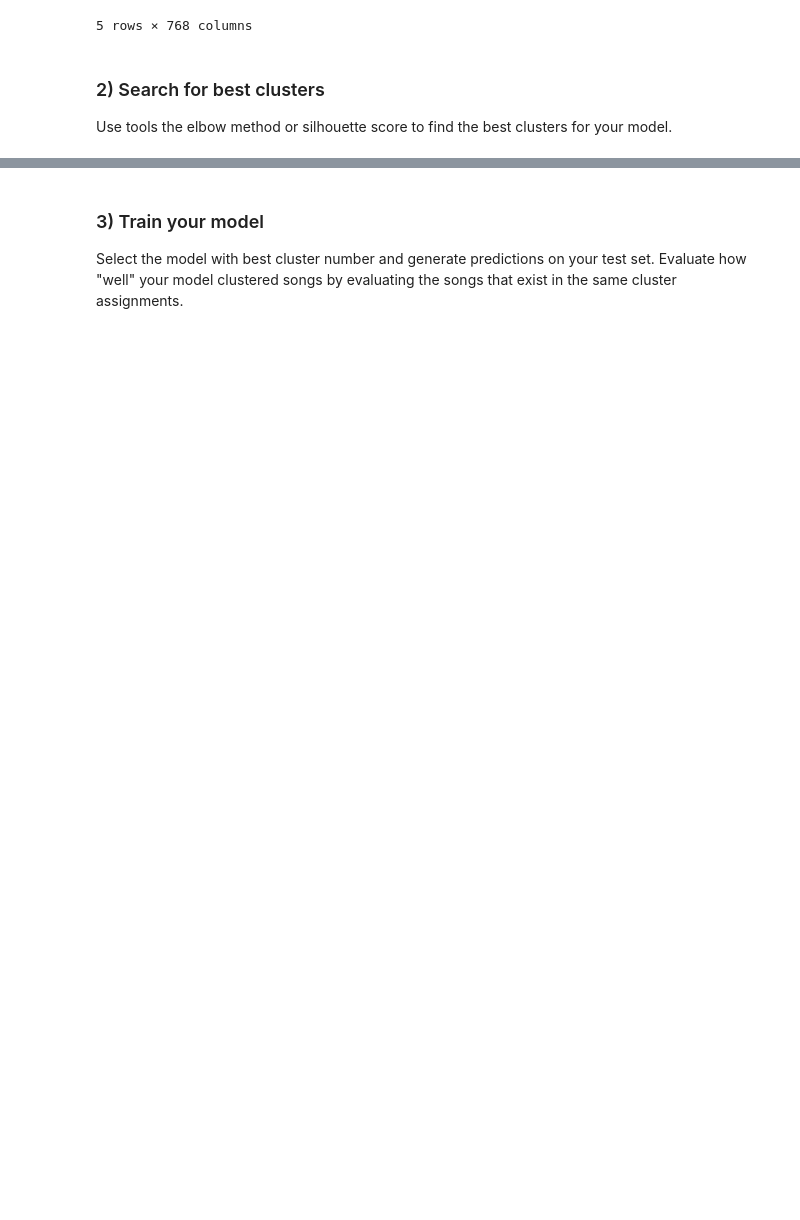
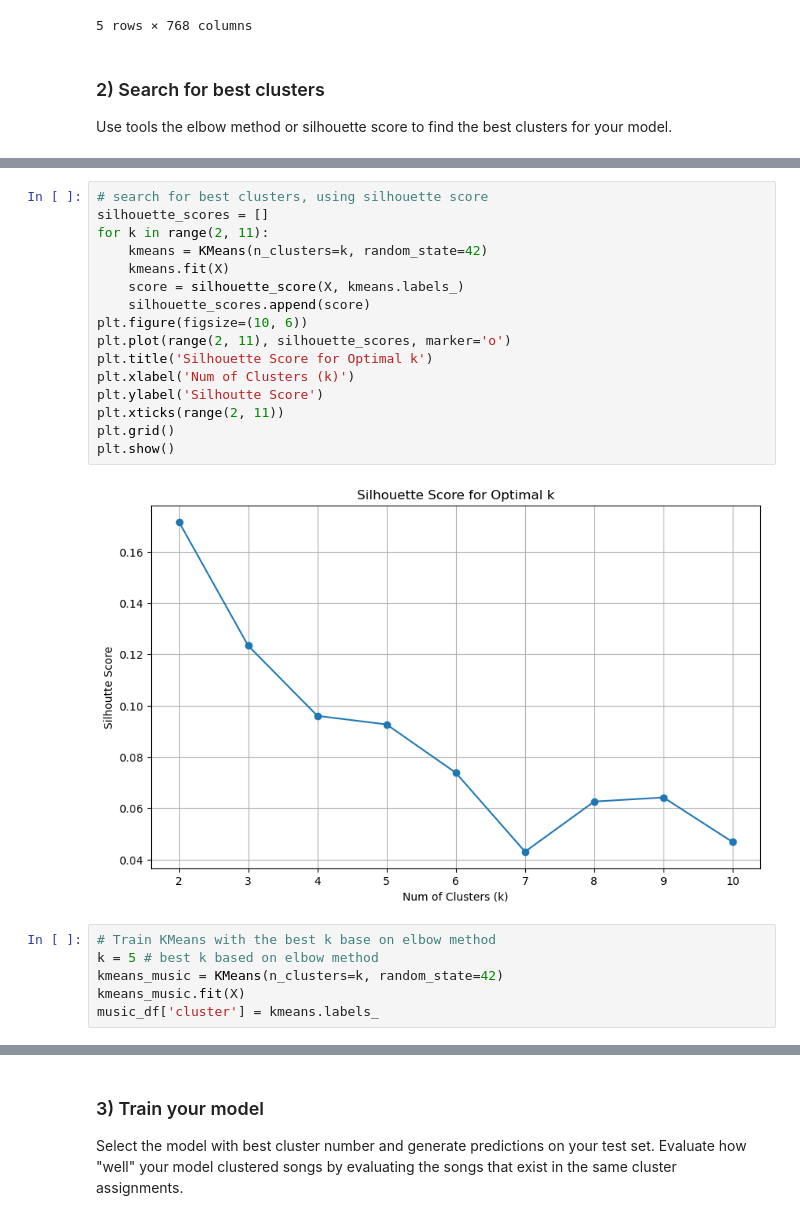
Before and after one commit to jesseniadia/music-recommendation-mini-tlab-7, a Jupyter notebook: notebooks/clustering.ipynb, the cells around one changed output, grey strips where cells are left out. Saved outputs shown, nothing was run; the diff lists cells and outputs as text; blank space fills up the shorter version.

```diff
--- a/notebooks/clustering.ipynb
+++ b/notebooks/clustering.ipynb
@@ -61,0 +84,24 @@ Use tools the elbow method or silhouette score to find the best clusters for you
+# %%
+# search for best clusters, using silhouette score
+silhouette_scores = []
+for k in range(2, 11):
+    kmeans = KMeans(n_clusters=k, random_state=42)
+    kmeans.fit(X)
+    score = silhouette_score(X, kmeans.labels_)
+    silhouette_scores.append(score)
+plt.figure(figsize=(10, 6))
+plt.plot(range(2, 11), silhouette_scores, marker='o')
+plt.title('Silhouette Score for Optimal k')
+plt.xlabel('Num of Clusters (k)')
+plt.ylabel('Silhoutte Score')
+plt.xticks(range(2, 11))
+plt.grid()
+plt.show()
+# %% [output]
+[figure, added]
+# %%
+# Train KMeans with the best k base on elbow method
+k = 5 # best k based on elbow method
+kmeans_music = KMeans(n_clusters=k, random_state=42)
+kmeans_music.fit(X)
+music_df['cluster'] = kmeans.labels_
```
Also changed, not shown: parts of 13 cells of this notebook, 2 other files.
